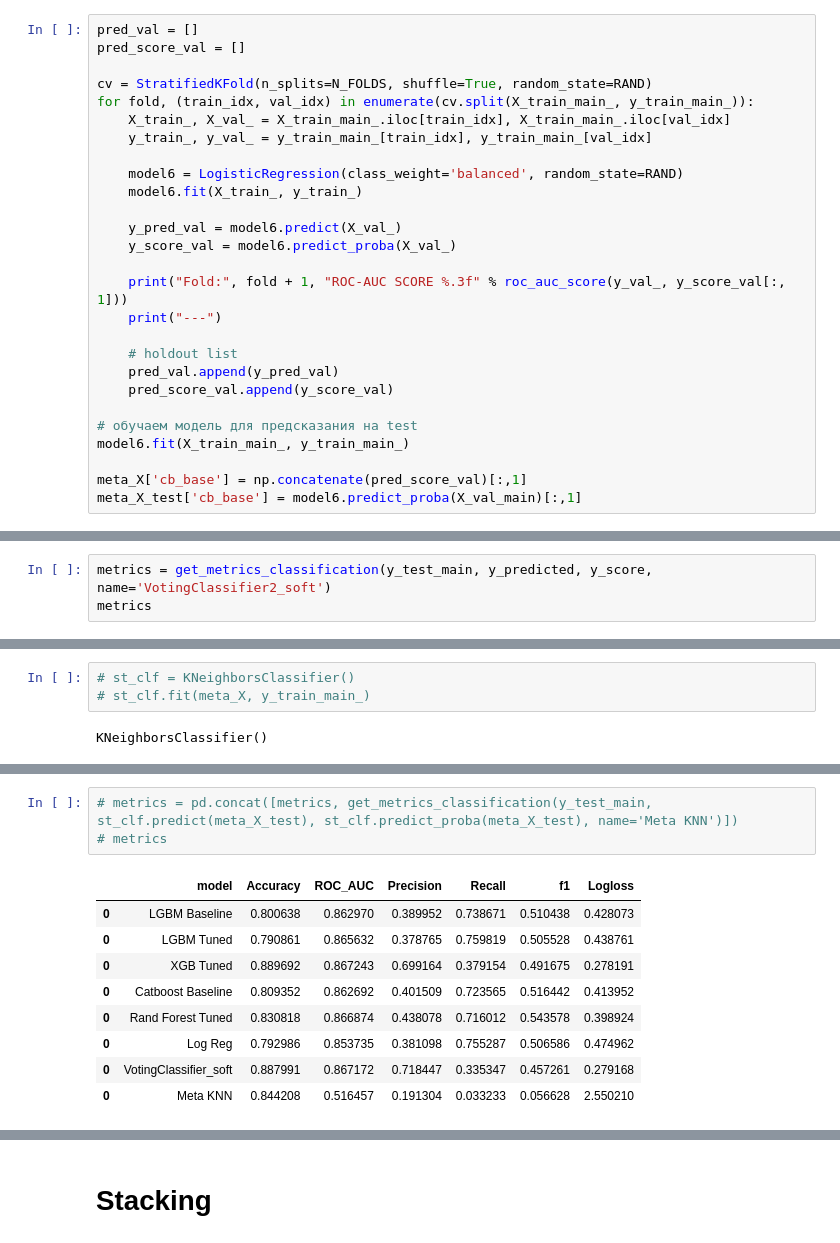
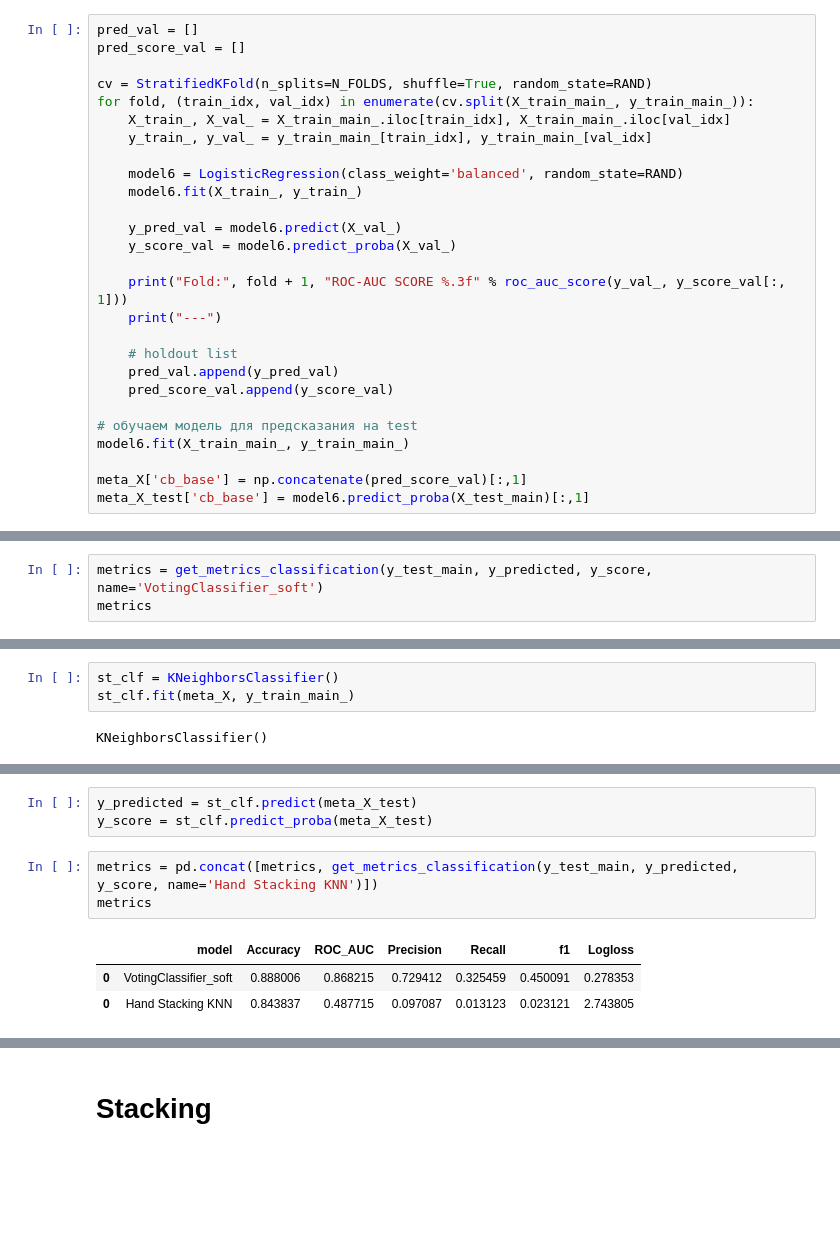
Before and after one commit to NaumovGerman/Projects, a Jupyter notebook: affrica_fin_final.ipynb, the cells around one changed output, grey strips where cells are left out. Drawn from its saved outputs; the diff is of its cells as text; blank space fills up the shorter version.

```diff
--- a/affrica_fin_final.ipynb
+++ b/affrica_fin_final.ipynb
@@ -790,5 +817,5 @@ for fold, (train_idx, val_idx) in enumerate(cv.split(X_train_main_, y_train_main
 model6.fit(X_train_main_, y_train_main_)
 
 meta_X['cb_base'] = np.concatenate(pred_score_val)[:,1]
-meta_X_test['cb_base'] = model6.predict_proba(X_val_main)[:,1]
+meta_X_test['cb_base'] = model6.predict_proba(X_test_main)[:,1]
 # %% [output]
@@ -864,7 +869,7 @@ VotingClassifier(estimators=[('lg1',
 y_predicted = vt_clf.predict(X_test_main)
 y_score = vt_clf.predict_proba(X_test_main)
 # %%
-metrics = get_metrics_classification(y_test_main, y_predicted, y_score, name='VotingClassifier2_soft')
+metrics = get_metrics_classification(y_test_main, y_predicted, y_score, name='VotingClassifier_soft')
 metrics
 # %% [output]
 |  | model | Accuracy | ROC_AUC | Precision | Recall | f1 | Logloss |
@@ -880,7 +885,7 @@ delta = 6.4 %
 # %% [markdown]
 нужно переобучать для правильного meta_X_test
 # %%
-# st_clf = KNeighborsClassifier()
-# st_clf.fit(meta_X, y_train_main_)
+st_clf = KNeighborsClassifier()
+st_clf.fit(meta_X, y_train_main_)
 # %% [output]
 KNeighborsClassifier()
@@ -891,14 +892,11 @@ array([0, 0, 0, ..., 0, 0, 0])
+# %%
+y_predicted = st_clf.predict(meta_X_test)
+y_score = st_clf.predict_proba(meta_X_test)
 # %%
-# metrics = pd.concat([metrics, get_metrics_classification(y_test_main, st_clf.predict(meta_X_test), st_clf.predict_proba(meta_X_test), name='Meta KNN')])
-# metrics
+metrics = pd.concat([metrics, get_metrics_classification(y_test_main, y_predicted, y_score, name='Hand Stacking KNN')])
+metrics
 # %% [output]
 |  | model | Accuracy | ROC_AUC | Precision | Recall | f1 | Logloss |
-| 0 | LGBM Baseline | 0.800638 | 0.862970 | 0.389952 | 0.738671 | 0.510438 | 0.428073 |
-| 0 | LGBM Tuned | 0.790861 | 0.865632 | 0.378765 | 0.759819 | 0.505528 | 0.438761 |
-| 0 | XGB Tuned | 0.889692 | 0.867243 | 0.699164 | 0.379154 | 0.491675 | 0.278191 |
-| 0 | Catboost Baseline | 0.809352 | 0.862692 | 0.401509 | 0.723565 | 0.516442 | 0.413952 |
-| 0 | Rand Forest Tuned | 0.830818 | 0.866874 | 0.438078 | 0.716012 | 0.543578 | 0.398924 |
-| 0 | Log Reg | 0.792986 | 0.853735 | 0.381098 | 0.755287 | 0.506586 | 0.474962 |
-| 0 | VotingClassifier_soft | 0.887991 | 0.867172 | 0.718447 | 0.335347 | 0.457261 | 0.279168 |
-| 0 | Meta KNN | 0.844208 | 0.516457 | 0.191304 | 0.033233 | 0.056628 | 2.550210 |
+| 0 | VotingClassifier_soft | 0.888006 | 0.868215 | 0.729412 | 0.325459 | 0.450091 | 0.278353 |
+| 0 | Hand Stacking KNN | 0.843837 | 0.487715 | 0.097087 | 0.013123 | 0.023121 | 2.743805 |
 # %%
```
Also changed, not shown: parts of 85 cells of this notebook.
